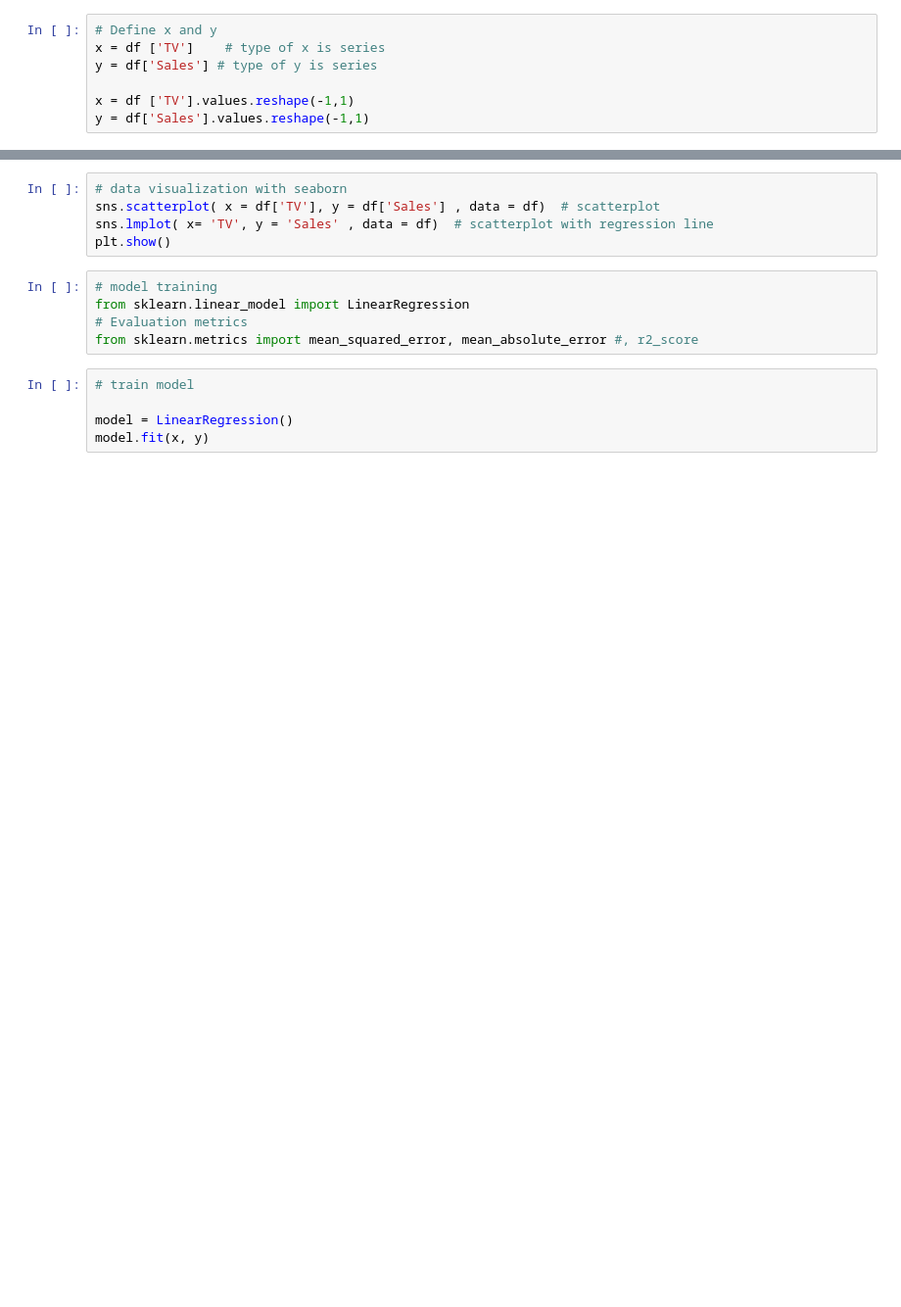
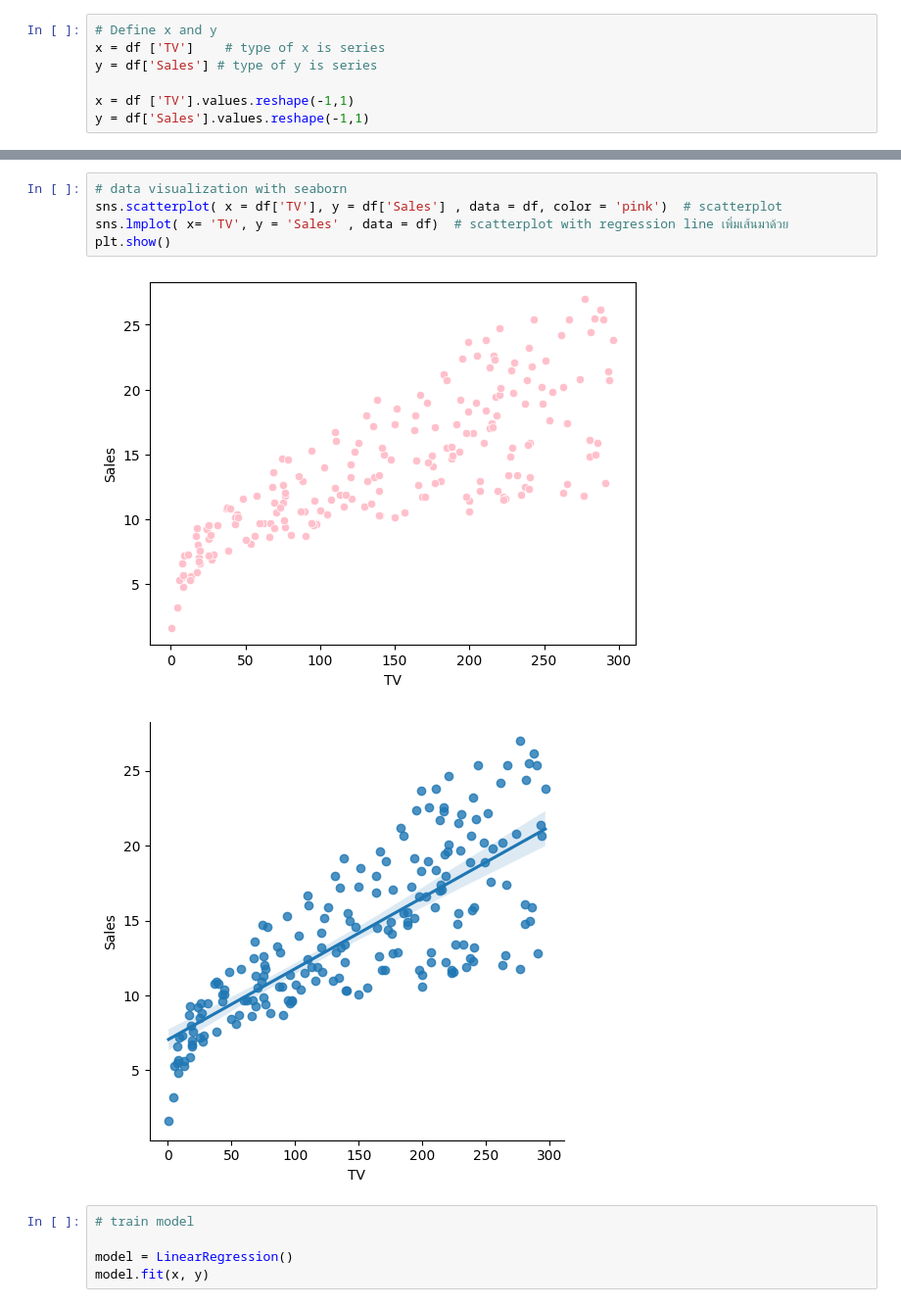
Before and after one commit to M-Sitthikorn/DataMining, a Jupyter notebook: 5.Regression/unit_3_example.ipynb, the cells around one changed output, grey strips where cells are left out. Shown at 98% size. Saved outputs shown, nothing was run; the diff lists cells and outputs as text; blank space fills up the shorter version.

```diff
--- a/5.Regression/unit_3_example.ipynb
+++ b/5.Regression/unit_3_example.ipynb
@@ -50,13 +80,11 @@ plt.show()
 # %%
 # data visualization with seaborn
-sns.scatterplot( x = df['TV'], y = df['Sales'] , data = df)  # scatterplot
-sns.lmplot( x= 'TV', y = 'Sales' , data = df)  # scatterplot with regression line
+sns.scatterplot( x = df['TV'], y = df['Sales'] , data = df, color = 'pink')  # scatterplot
+sns.lmplot( x= 'TV', y = 'Sales' , data = df)  # scatterplot with regression line เพิ่มเส้นมาด้วย
 plt.show()
+# %% [output]
+[figure, added]
+[figure, added]
-# %%
-# model training
-from sklearn.linear_model import LinearRegression
-# Evaluation metrics
-from sklearn.metrics import mean_squared_error, mean_absolute_error #, r2_score
 # %%
 # train model
 
```
Also changed, not shown: parts of 12 cells of this notebook, 5 other files.
